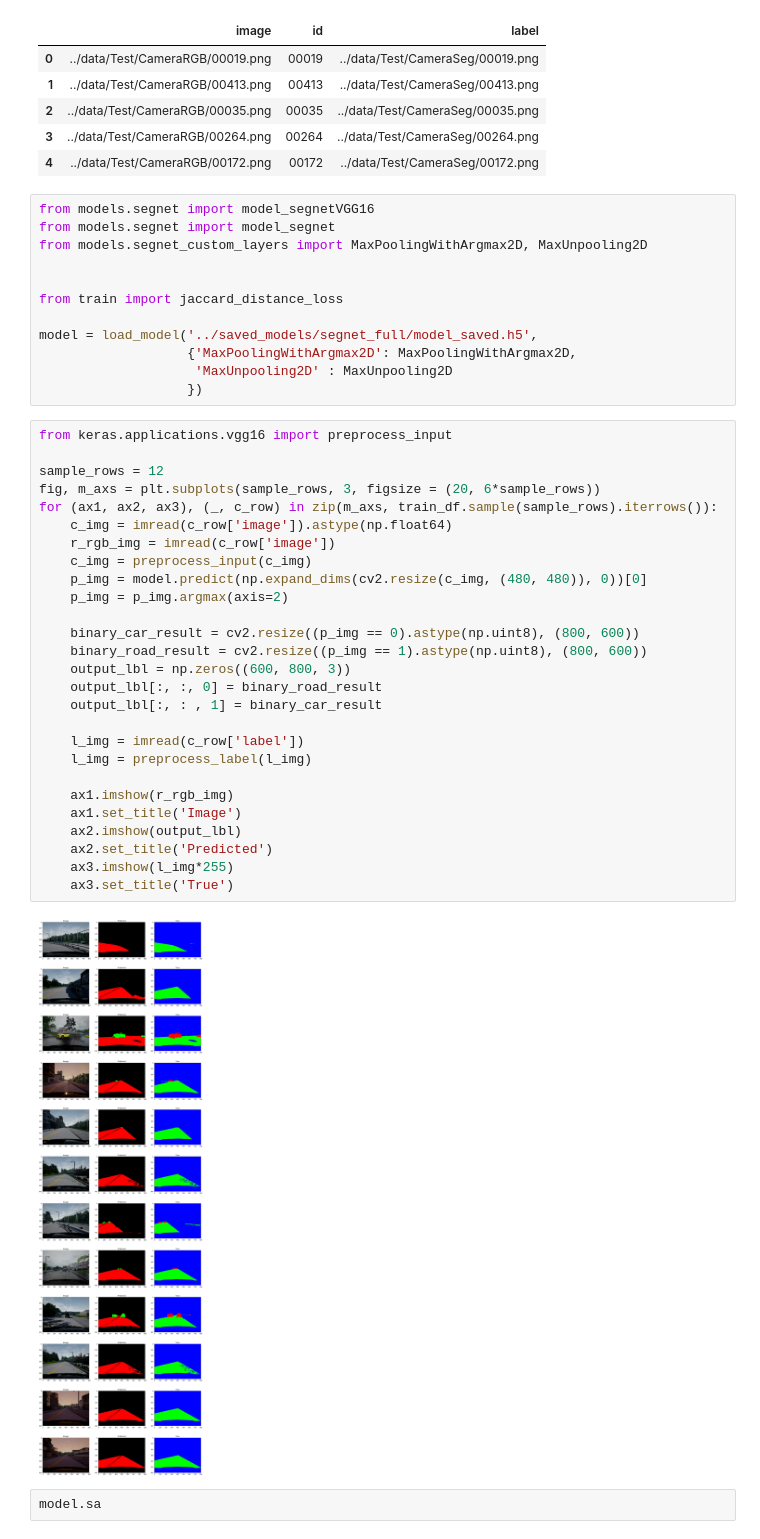
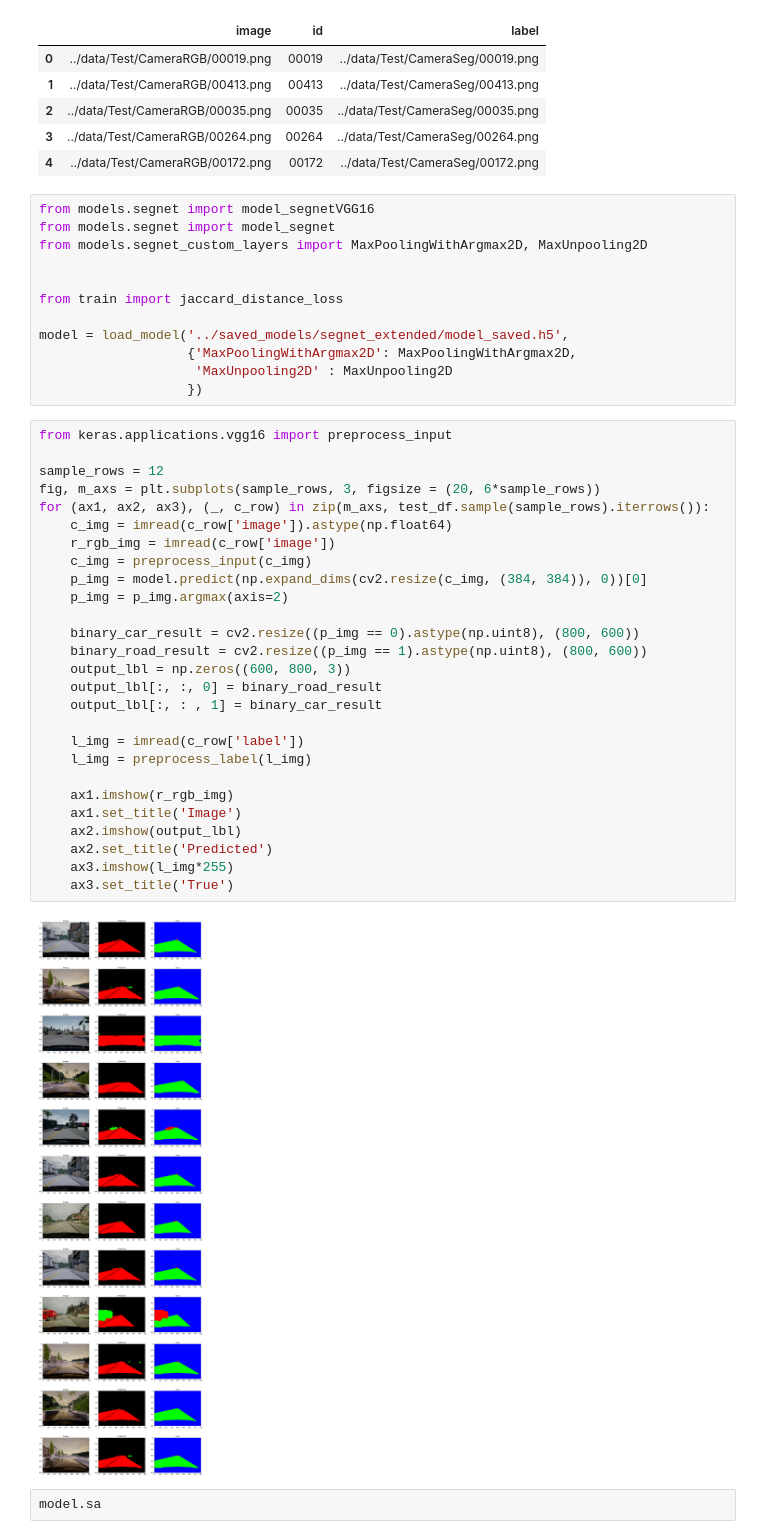
Before and after one commit to iamfaisalkhan/udacity-lyft-challenge, a Jupyter notebook: notebooks/inference_visualizer.ipynb, the cells around one changed output. Cells and saved outputs as stored; diff of their text form.

Commit message:
Reduced image res and retrained the model

```diff
--- a/notebooks/inference_visualizer.ipynb
+++ b/notebooks/inference_visualizer.ipynb
@@ -37,38 +37,38 @@ from models.segnet_custom_layers import MaxPoolingWithArgmax2D, MaxUnpooling2D
 
 from train import jaccard_distance_loss
 
-model = load_model('../saved_models/segnet_full/model_saved.h5',
+model = load_model('../saved_models/segnet_extended/model_saved.h5',
                    {'MaxPoolingWithArgmax2D': MaxPoolingWithArgmax2D,
                     'MaxUnpooling2D' : MaxUnpooling2D
                    })
 # %%
 from keras.applications.vgg16 import preprocess_input
 
 sample_rows = 12
 fig, m_axs = plt.subplots(sample_rows, 3, figsize = (20, 6*sample_rows))
-for (ax1, ax2, ax3), (_, c_row) in zip(m_axs, train_df.sample(sample_rows).iterrows()):
+for (ax1, ax2, ax3), (_, c_row) in zip(m_axs, test_df.sample(sample_rows).iterrows()):
     c_img = imread(c_row['image']).astype(np.float64)
     r_rgb_img = imread(c_row['image'])
     c_img = preprocess_input(c_img)
-    p_img = model.predict(np.expand_dims(cv2.resize(c_img, (480, 480)), 0))[0]
+    p_img = model.predict(np.expand_dims(cv2.resize(c_img, (384, 384)), 0))[0]
     p_img = p_img.argmax(axis=2)
 
     binary_car_result = cv2.resize((p_img == 0).astype(np.uint8), (800, 600))
     binary_road_result = cv2.resize((p_img == 1).astype(np.uint8), (800, 600))
     output_lbl = np.zeros((600, 800, 3))
     output_lbl[:, :, 0] = binary_road_result
     output_lbl[:, : , 1] = binary_car_result
 
     l_img = imread(c_row['label'])
     l_img = preprocess_label(l_img)
 
     ax1.imshow(r_rgb_img)
     ax1.set_title('Image')
     ax2.imshow(output_lbl)
     ax2.set_title('Predicted')
     ax3.imshow(l_img*255)
     ax3.set_title('True')
 # %% [output]
-[figure, old version]
+[figure, new version]
 # %%
 model.sa
```
Also changed, not shown: 12 other files.
